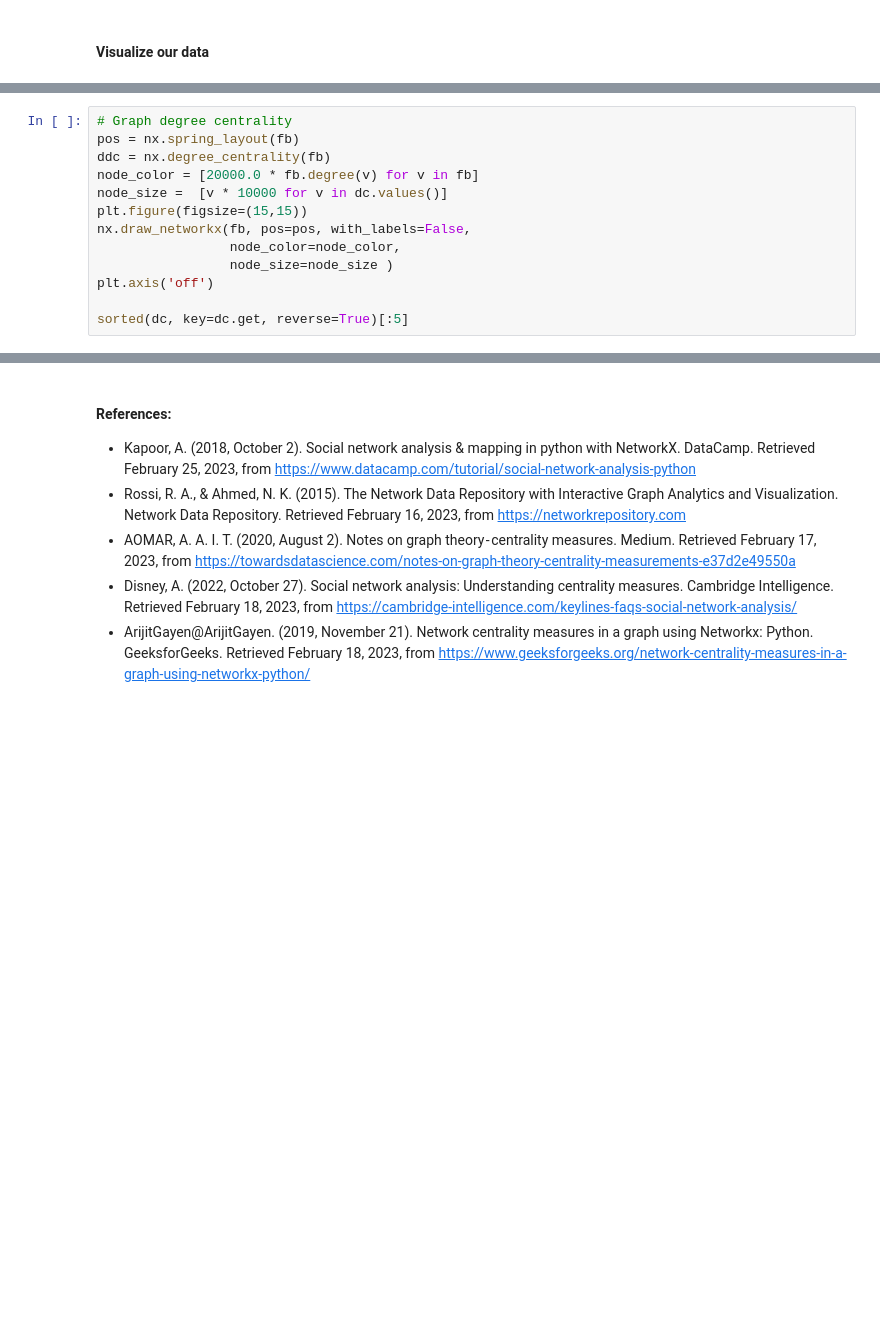
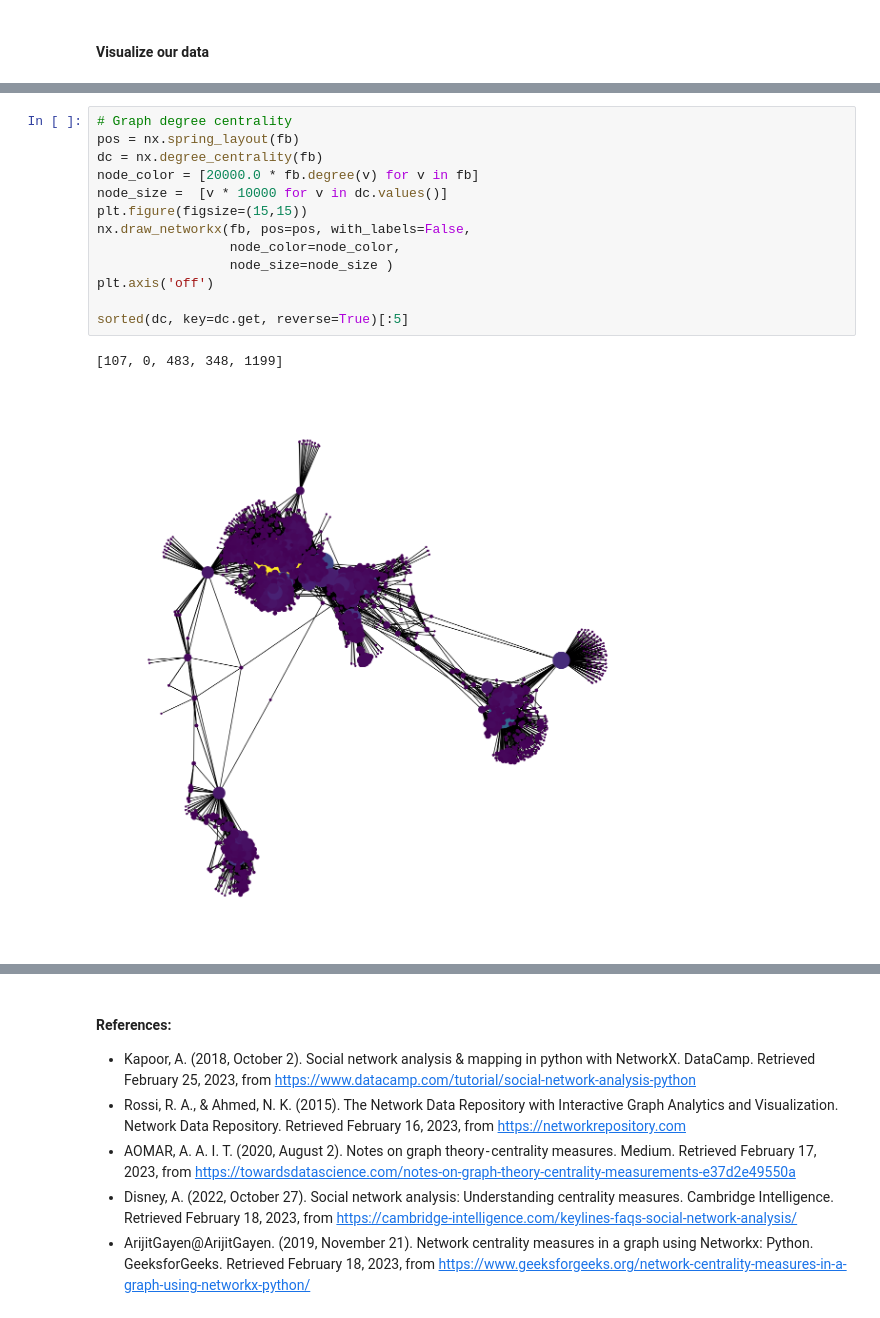
Before and after one commit to letisalba/Data-620, a Jupyter notebook: Week-5/Data 620 - Project 1.ipynb, the cells around one changed output, grey strips where cells are left out. Saved outputs shown, nothing was run; the diff lists cells and outputs as text; blank space fills up the shorter version.

```diff
--- a/Week-5/Data 620 - Project 1.ipynb
+++ b/Week-5/Data 620 - Project 1.ipynb
@@ -226,16 +222,19 @@ sorted(cc, key=cc.get, reverse=True)[:5]
 # %%
 # Graph degree centrality
 pos = nx.spring_layout(fb)
-ddc = nx.degree_centrality(fb)
+dc = nx.degree_centrality(fb)
 node_color = [20000.0 * fb.degree(v) for v in fb]
 node_size =  [v * 10000 for v in dc.values()]
 plt.figure(figsize=(15,15))
 nx.draw_networkx(fb, pos=pos, with_labels=False,
                  node_color=node_color,
                  node_size=node_size )
 plt.axis('off')
 
 sorted(dc, key=dc.get, reverse=True)[:5]
+# %% [output]
+[107, 0, 483, 348, 1199]
+[figure, added]
 # %%
 # Graph eigenvector centrality
 pos = nx.spring_layout(fb)
```
Also changed, not shown: parts of 23 cells of this notebook, 2 other files.
